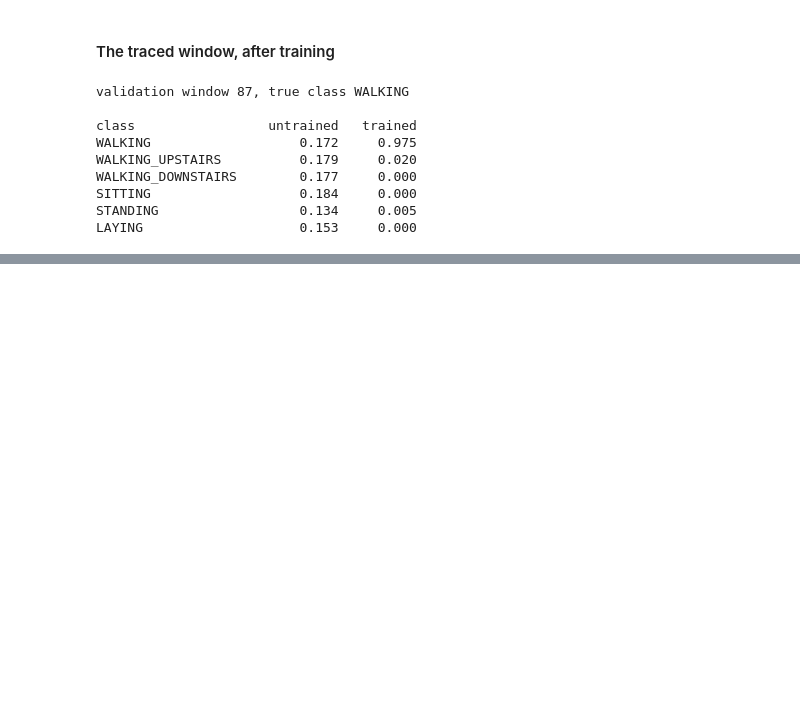
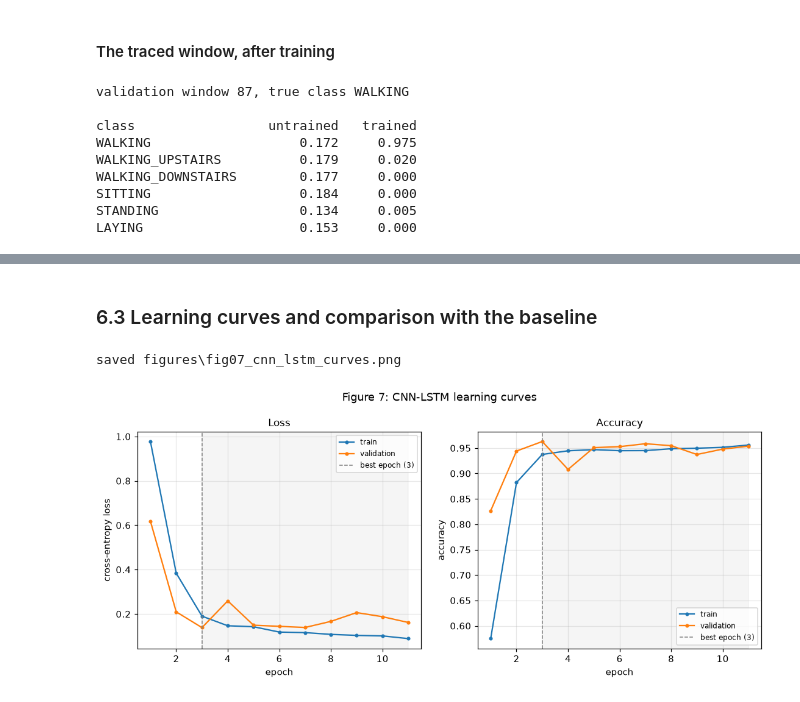
Before and after one commit to Kha73k/IT8414-GroupProject, a Jupyter notebook: IT8414_HAR.ipynb, the cells around one changed output, grey strips where cells are left out. Saved outputs shown, nothing was run; the diff lists cells and outputs as text; code cells hidden in the pictures; blank space fills up the shorter version.

```diff
--- a/IT8414_HAR.ipynb
+++ b/IT8414_HAR.ipynb
@@ -112,6 +112,7 @@ CONFIG = {
     "dropout": 0.3,           # 0.0 disables dropout entirely
     "conv_width": 64,         # channels per convolutional block
     "kernel_size": 5,         # temporal kernel width
+    "lstm_hidden": 64,        # LSTM hidden units (improved model only)
 
     # Training
     "optimizer": "adam",      # adam | sgd (momentum 0.9) | rmsprop
@@ -1590,0 +1784,14 @@ will show which it is.
+# %%
+# author: Khalifa Alhashel
+set_seed(CONFIG["seed"])
+cnn_lstm = CNNLSTM(
+    activation=CONFIG["activation"],
+    dropout=CONFIG["dropout"],
+    width=CONFIG["conv_width"],
+    kernel_size=CONFIG["kernel_size"],
+    hidden=CONFIG["lstm_hidden"],
+)
+cnn_lstm_history = train_model(cnn_lstm, CONFIG, (X_train, y_train), (X_val, y_val))
+
+torch.save(cnn_lstm.state_dict(), MODEL_DIR / "cnn_lstm.pt")
+print(f"saved {(MODEL_DIR / 'cnn_lstm.pt').relative_to(REPO)}")
@@ -1590,0 +1814,8 @@ will show which it is.
+# %% [markdown]
+### 6.3 Learning curves and comparison with the baseline
+# %%
+# author: Khalifa Alhashel
+plot_curves(cnn_lstm_history, "CNN-LSTM learning curves", 7, "cnn_lstm_curves")
+# %% [output]
+saved figures\fig07_cnn_lstm_curves.png
+[figure, added]
```
Also changed, not shown: parts of 22 cells of this notebook, 1 other file.
